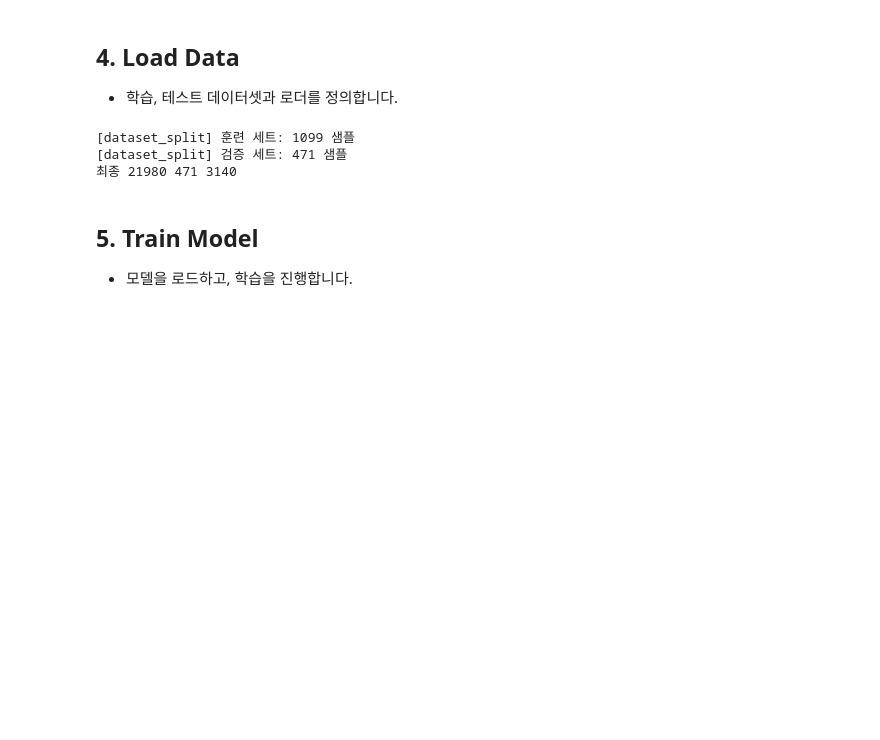
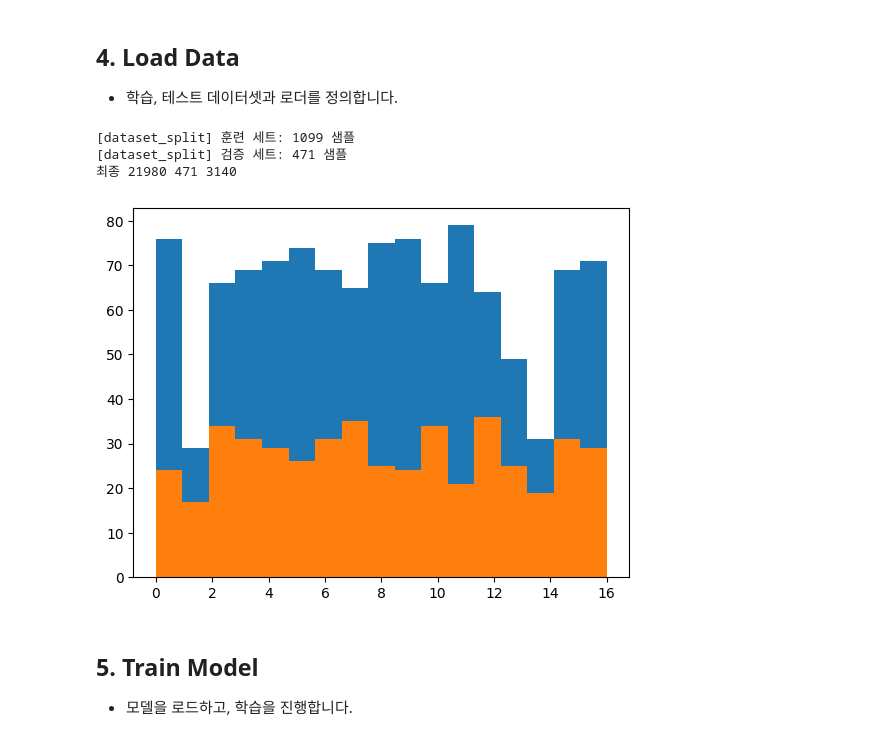
Before and after one commit to UpstageAILab3/upstage-cv-classification-cv11-pub, a Jupyter notebook: Model_01.ipynb, the cells around one changed output. Cells and saved outputs as stored; diff of their text form; code cells hidden in the pictures; blank space fills up the shorter version.

Commit message:
[feat] Modify train set split logic to meet class balance.

```diff
--- a/Model_01.ipynb
+++ b/Model_01.ipynb
@@ -243,19 +243,27 @@ tst_transform = A.Compose([
 # %%
 # TODO target 분포를 고려해서 분할되도록..
 
-def dataset_split(train_csv_path, img_dir, trn_transform, trn_aug_transform, tst_transform, augment_ratio=1, train_size=0.7, random_state=42):
+def train_dataset_split(train_csv_path, img_dir, trn_transform, trn_aug_transform, tst_transform, augment_ratio=1, train_size=0.7, random_state=42):
     # CSV 파일 읽기
     train_df = pd.read_csv(train_csv_path)
 
+    train_df_target = train_df['target']
+    train_df = train_df['ID']
+
     # 훈련 세트와 검증 세트로 분할
-    train_df, val_df = train_test_split(
+    X_train, X_valid, y_train, y_valid = train_test_split(
         train_df,
+        train_df_target,
         train_size=train_size,
+        stratify=train_df_target,
         random_state=random_state
     )
 
-    print(f"[dataset_split] 훈련 세트: {len(train_df)} 샘플")
-    print(f"[dataset_split] 검증 세트: {len(val_df)} 샘플")
+    print(f"[dataset_split] 훈련 세트: {len(X_train)} 샘플")
+    print(f"[dataset_split] 검증 세트: {len(X_valid)} 샘플")
+
+    train_df = pd.DataFrame({'ID':X_train, 'target':y_train})
+    val_df = pd.DataFrame({'ID':X_valid, 'target':y_valid})
 
     # 각 데이터프레임을 임시 CSV 파일로 저장
     train_df.to_csv('temp_train.csv', index=False)
@@ -282,7 +290,7 @@ def dataset_split(train_csv_path, img_dir, trn_transform, trn_aug_transform, tst
 # %%
 # Dataset 정의
 
-trn_dataset, val_dataset = dataset_split(
+trn_dataset, val_dataset = train_dataset_split(
     "datasets_fin/train.csv",
     "datasets_fin/train/",
     trn_transform = trn_transform,
@@ -302,6 +310,13 @@ print("최종", len(trn_dataset), len(val_dataset), len(tst_dataset))
 [dataset_split] 훈련 세트: 1099 샘플
 [dataset_split] 검증 세트: 471 샘플
 최종 21980 471 3140
+# %%
+import matplotlib.pyplot as plt
+plt.hist(trn_dataset.df[:,1], bins=17)
+plt.hist(val_dataset.df[:,1], bins=17)
+plt.show()
+# %% [output]
+[figure, added]
 # %%
 # DataLoader 정의
 trn_loader = DataLoader(
```
Also changed, not shown: parts of 6 cells of this notebook.
